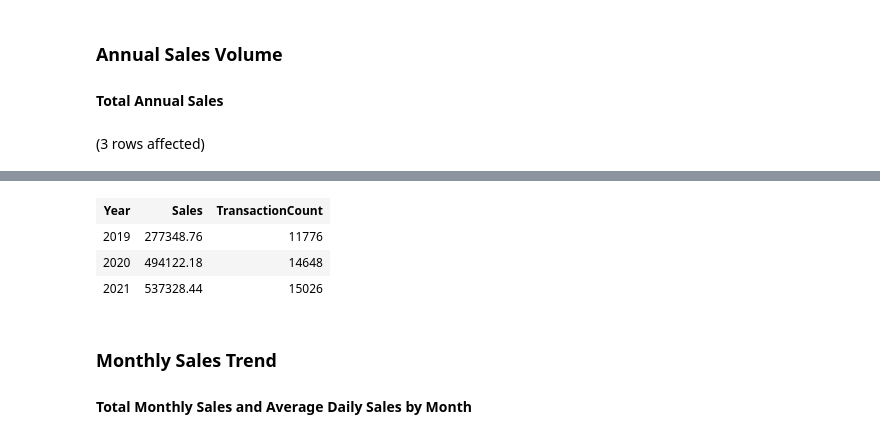
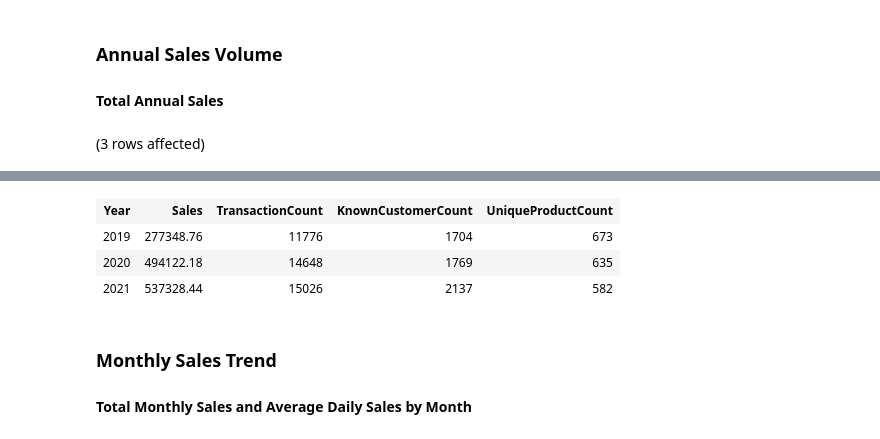
Before and after one commit to msemilyadler/BulkGrocery, a Jupyter notebook: BulkGrocery Data Exploration.ipynb, the cells around one changed output, grey strips where cells are left out. Drawn from its saved outputs; the diff is of its cells as text; code cells hidden in the pictures.

```diff
--- a/BulkGrocery Data Exploration.ipynb
+++ b/BulkGrocery Data Exploration.ipynb
@@ -27,7 +27,9 @@ Total execution time: 00:00:00.135
 SELECT
     YEAR(o.OrderDate) AS Year,
     SUM(l.SaleAmount) AS Sales,
-    COUNT(DISTINCT o.OrderID) As TransactionCount
+    COUNT(DISTINCT o.OrderID) As TransactionCount,
+    COUNT(DISTINCT o.CustomerID) AS KnownCustomerCount,
+    COUNT(DISTINCT l.ProductID) AS UniqueProductCount
 
 FROM SalesOrderLines AS l
     JOIN SalesOrders AS o
@@ -41,7 +43,7 @@ Total execution time: 00:00:00.154
-| Year | Sales | TransactionCount |
-| 2019 | 277348.76 | 11776 |
-| 2020 | 494122.18 | 14648 |
-| 2021 | 537328.44 | 15026 |
+| Year | Sales | TransactionCount | KnownCustomerCount | UniqueProductCount |
+| 2019 | 277348.76 | 11776 | 1704 | 673 |
+| 2020 | 494122.18 | 14648 | 1769 | 635 |
+| 2021 | 537328.44 | 15026 | 2137 | 582 |
 # %% [markdown]
 ### Monthly Sales Trend
 #### Total Monthly Sales and Average Daily Sales by Month
```
Also changed, not shown: parts of 22 cells of this notebook, 9 other files.
